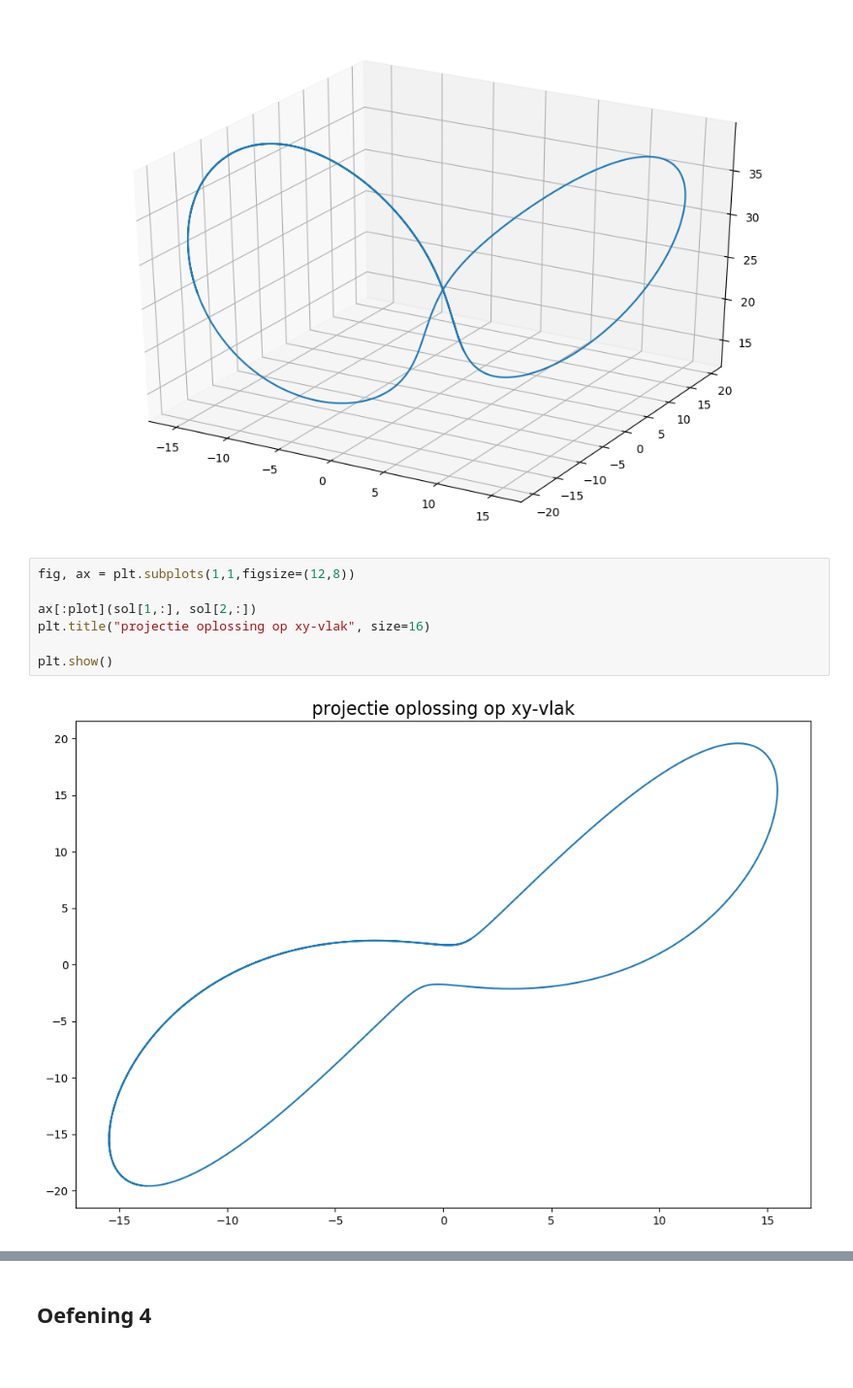
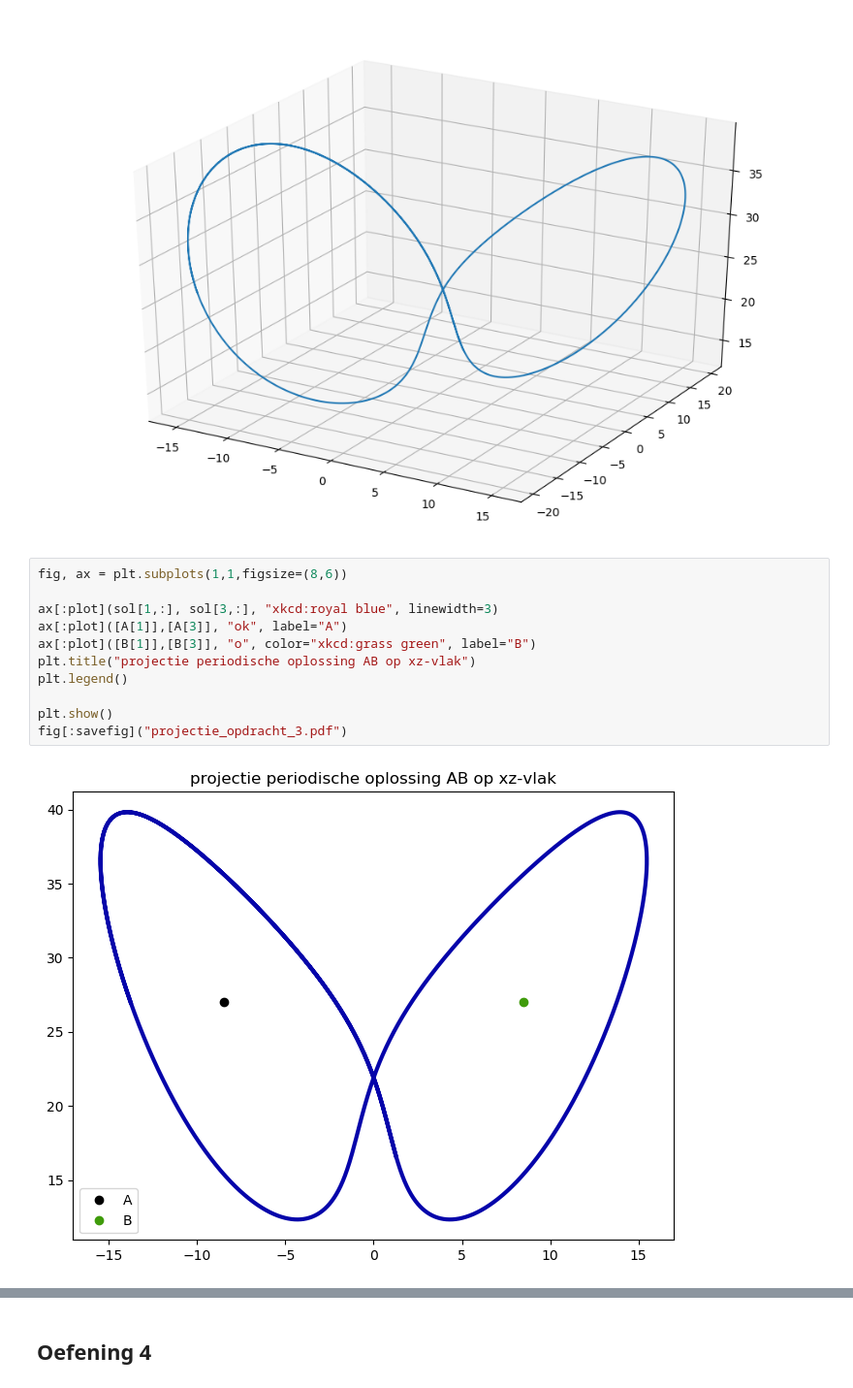
Before and after one commit to Cubedsheep/practicum-diff-Julia, a Jupyter notebook: practicum - Julia.ipynb, the cells around one changed output, grey strips where cells are left out. Shown at 97% size. Cells and saved outputs as stored; diff of their text form; blank space fills up the shorter version.

Commit message:
update plots

```diff
--- a/practicum - Julia.ipynb
+++ b/practicum - Julia.ipynb
@@ -474,11 +481,15 @@ plt.show()
 # %% [output]
 [figure]
 # %%
-fig, ax = plt.subplots(1,1,figsize=(12,8))
+fig, ax = plt.subplots(1,1,figsize=(8,6))
 
-ax[:plot](sol[1,:], sol[2,:])
-plt.title("projectie oplossing op xy-vlak", size=16)
+ax[:plot](sol[1,:], sol[3,:], "xkcd:royal blue", linewidth=3)
+ax[:plot]([A[1]],[A[3]], "ok", label="A")
+ax[:plot]([B[1]],[B[3]], "o", color="xkcd:grass green", label="B")
+plt.title("projectie periodische oplossing AB op xz-vlak")
+plt.legend()
 
 plt.show()
+fig[:savefig]("projectie_opdracht_3.pdf")
 # %% [output]
-[figure, old version]
+[figure, new version]
```
Also changed, not shown: parts of 41 cells of this notebook.
